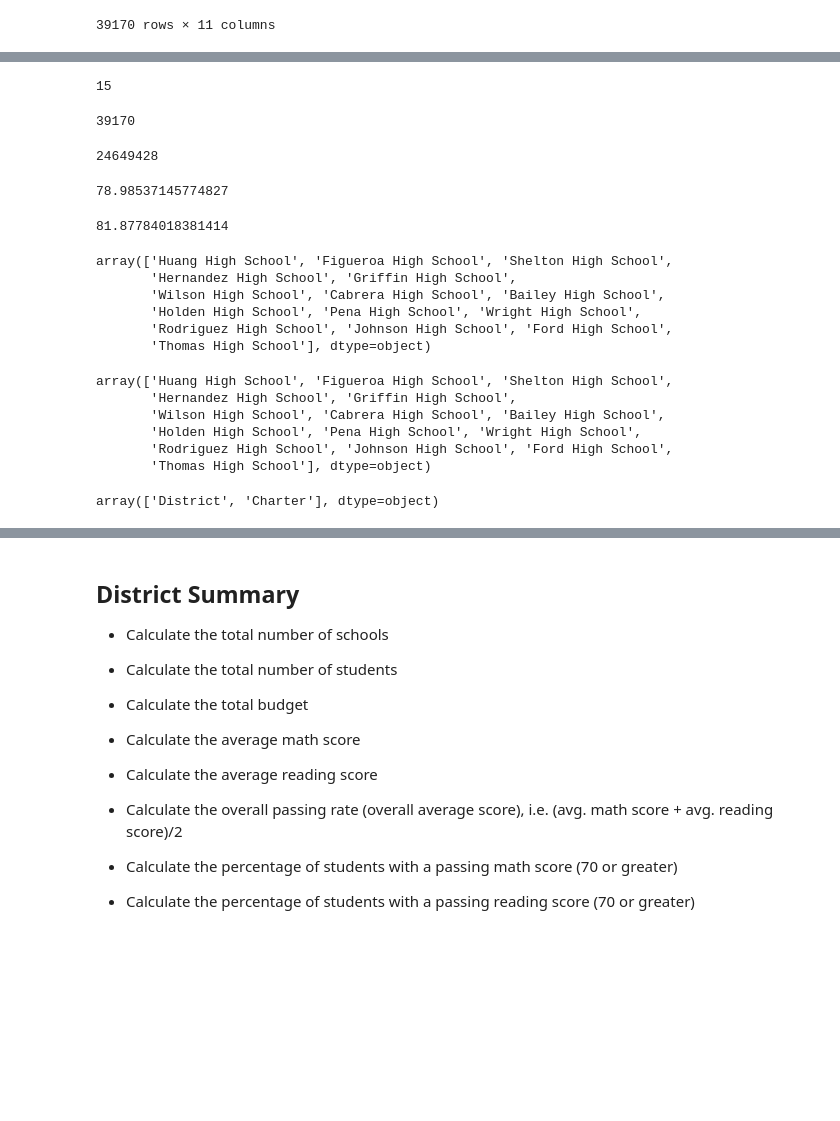
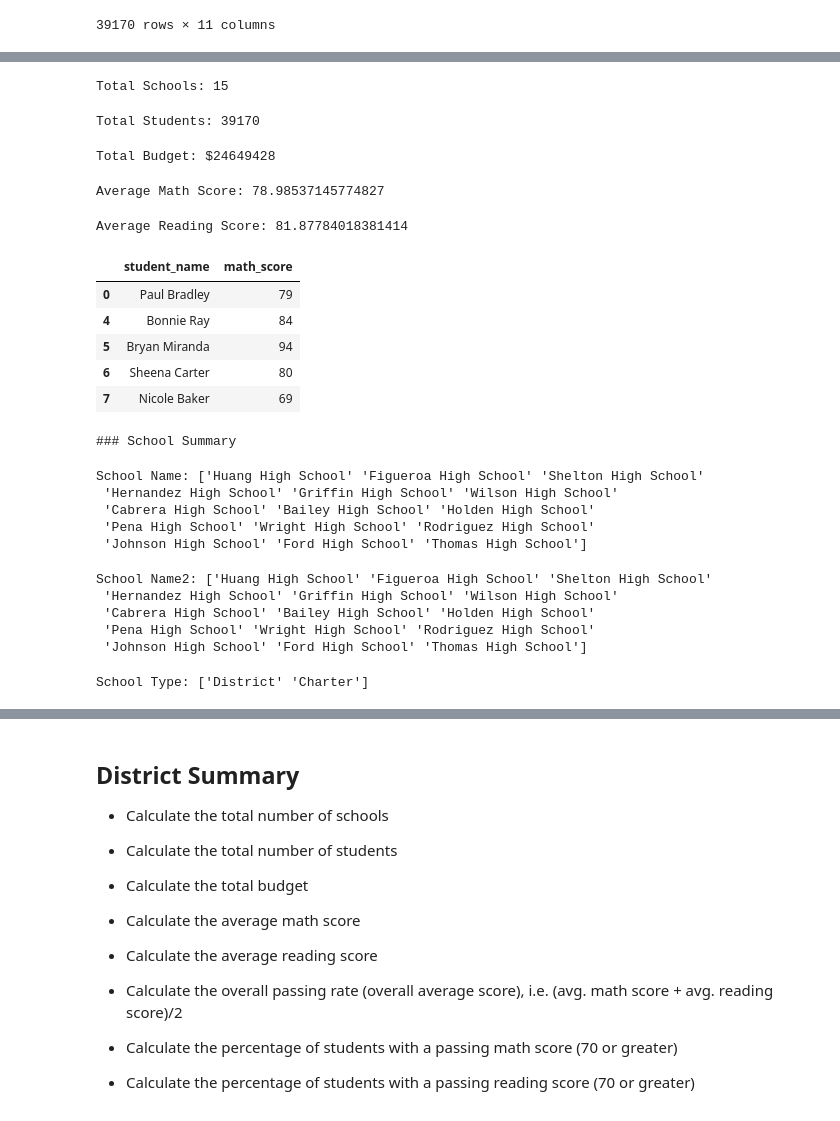
Before and after one commit to lisatian8/pandas-challenge, a Jupyter notebook: PyAcademy/PyCitySchools_starter.ipynb, the cells around one changed output, grey strips where cells are left out. Cells and saved outputs as stored; diff of their text form; code cells hidden in the pictures; blank space fills up the shorter version.

```diff
--- a/PyAcademy/PyCitySchools_starter.ipynb
+++ b/PyAcademy/PyCitySchools_starter.ipynb
@@ -121,53 +129,80 @@ df_school_data_complete
 # %%
 #Total Schools
-df_school["school_name"].count()
+totalSchool = df_school["school_name"].count()
+print(f'Total Schools: {totalSchool}')
 # %% [output]
-15
+Total Schools: 15
 # %%
 #Total Sudents
-df_student["student_name"].count()
+totalStudent = df_student["student_name"].count()
+print(f'Total Students: {totalStudent}')
 # %% [output]
-39170
+Total Students: 39170
 # %%
 #Total Budget
-df_school["budget"].sum()
+totalBudget = df_school["budget"].sum()
+print(f'Total Budget: ${totalBudget}')
 # %% [output]
-24649428
+Total Budget: $24649428
 # %%
 #Average Math Score
-df_student["math_score"].mean()
+#df_student["math_score"].mean()
+averageMathScore = df_student["math_score"].mean()
+print(f'Average Math Score: {averageMathScore}')
 # %% [output]
-78.98537145774827
+Average Math Score: 78.98537145774827
 # %%
 #Average Reading Score
-df_student["reading_score"].mean()
+averageReadingScore = df_student["reading_score"].mean()
+print(f'Average Reading Score: {averageReadingScore}')
 # %% [output]
-81.87784018381414
+Average Reading Score: 81.87784018381414
+# %%
+#% Passing Math
+#df_student_math = df_student.loc[[student_name], [math_score]]
+
+good_math = df_student.loc[df_student["math_score"] >= 65, [ "student_name", "math_score"]]
+good_math.head()
+#studentPassingMath = df_student_passing_math.count()
+#print(f'Student passing math: {studentPassingMath}')
+# %% [output]
+|  | student_name | math_score |
+| 0 | Paul Bradley | 79 |
+| 4 | Bonnie Ray | 84 |
+| 5 | Bryan Miranda | 94 |
+| 6 | Sheena Carter | 80 |
+| 7 | Nicole Baker | 69 |
+# %%
+### School Summary
+print(f'### School Summary')
+# %% [output]
+### School Summary
 # %%
 # School Name
-df_school_data_complete["school_name"].unique()
+schoolName = df_school_data_complete["school_name"].unique()
+print(f'School Name: {schoolName}')
 # %% [output]
-array(['Huang High School', 'Figueroa High School', 'Shelton High School',
-       'Hernandez High School', 'Griffin High School',
-       'Wilson High School', 'Cabrera High School', 'Bailey High School',
-       'Holden High School', 'Pena High School', 'Wright High School',
-       'Rodriguez High School', 'Johnson High School', 'Ford High School',
-       'Thomas High School'], dtype=object)
+School Name: ['Huang High School' 'Figueroa High School' 'Shelton High School'
+ 'Hernandez High School' 'Griffin High School' 'Wilson High School'
+ 'Cabrera High School' 'Bailey High School' 'Holden High School'
+ 'Pena High School' 'Wright High School' 'Rodriguez High School'
+ 'Johnson High School' 'Ford High School' 'Thomas High School']
 # %%
 # School Name
-df_school["school_name"].unique()
+schoolName2 = df_school["school_name"].unique()
+print(f'School Name2: {schoolName2}')
 # %% [output]
-array(['Huang High School', 'Figueroa High School', 'Shelton High School',
-       'Hernandez High School', 'Griffin High School',
-       'Wilson High School', 'Cabrera High School', 'Bailey High School',
-       'Holden High School', 'Pena High School', 'Wright High School',
-       'Rodriguez High School', 'Johnson High School', 'Ford High School',
-       'Thomas High School'], dtype=object)
+School Name2: ['Huang High School' 'Figueroa High School' 'Shelton High School'
+ 'Hernandez High School' 'Griffin High School' 'Wilson High School'
+ 'Cabrera High School' 'Bailey High School' 'Holden High School'
+ 'Pena High School' 'Wright High School' 'Rodriguez High School'
+ 'Johnson High School' 'Ford High School' 'Thomas High School']
 # %%
 # School Type
-df_school["type"].unique()
+schoolType=df_school["type"].unique()
+print(f'School Type: {schoolType}')
 # %% [output]
-array(['District', 'Charter'], dtype=object)
+School Type: ['District' 'Charter']
 # %%
 # School Name
 newdf = df_school_data_complete.groupby('school_name')
```
Also changed, not shown: parts of 4 cells of this notebook.
